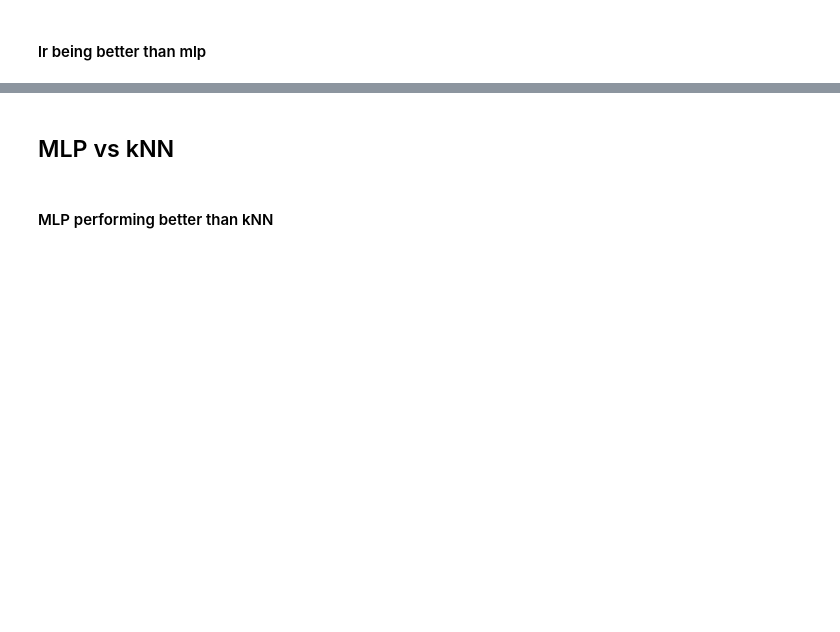
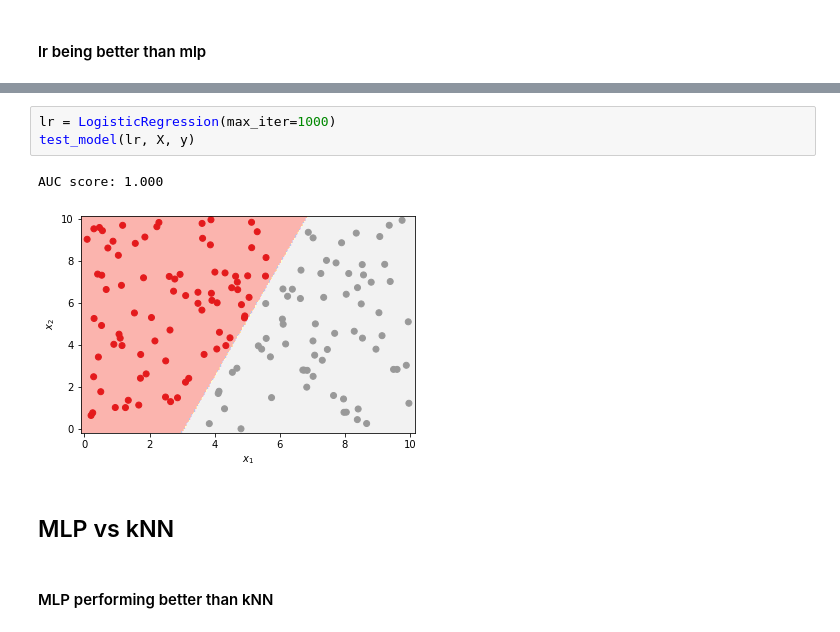
Before and after one commit to MBorgesT/ML_Assignment, a Jupyter notebook: matheus_draft.ipynb, the cells around one changed output, grey strips where cells are left out. Saved outputs shown, nothing was run; the diff lists cells and outputs as text; blank space fills up the shorter version.

```diff
--- a/matheus_draft.ipynb
+++ b/matheus_draft.ipynb
@@ -125,3 +78,9 @@ LR auc: 0.985
+# %%
+lr = LogisticRegression(max_iter=1000)
+test_model(lr, X, y)
+# %% [output]
+AUC score: 1.000
+[figure, added]
 # %% [markdown]
 <h2>MLP vs kNN</h2>
 # %% [markdown]
```
Also changed, not shown: parts of 17 cells of this notebook, 1 other file.
